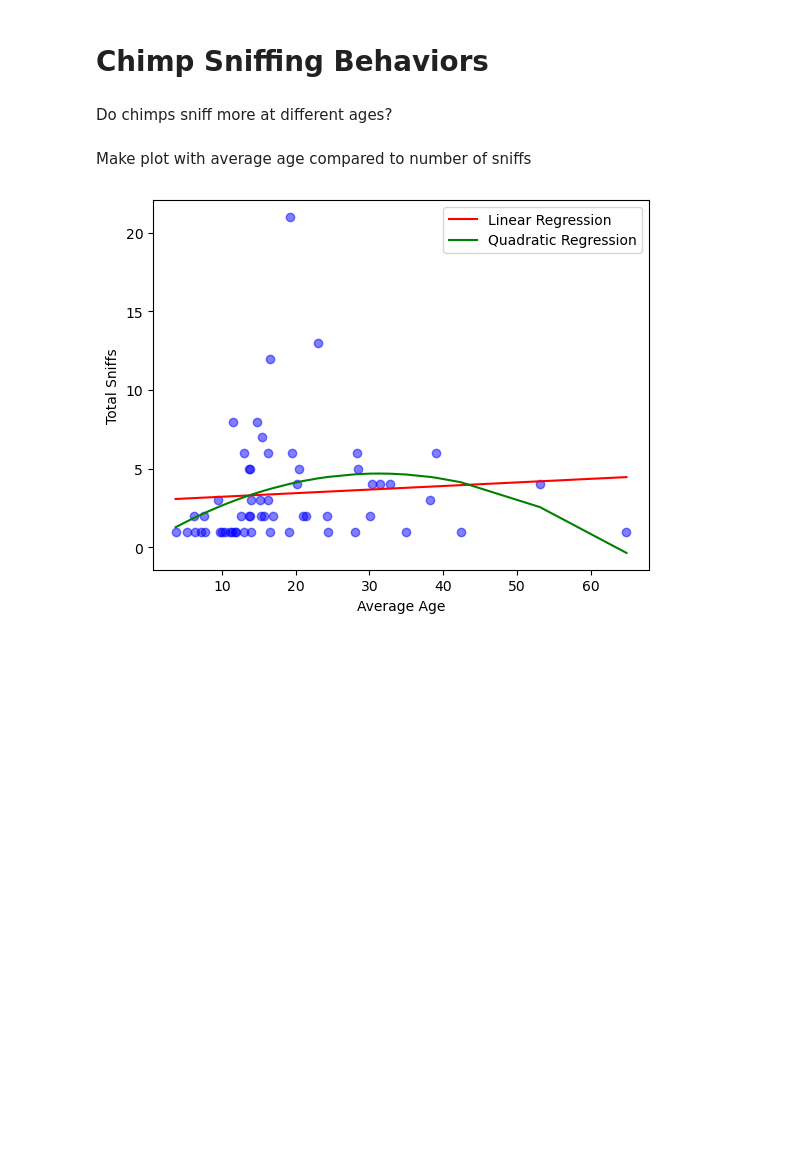
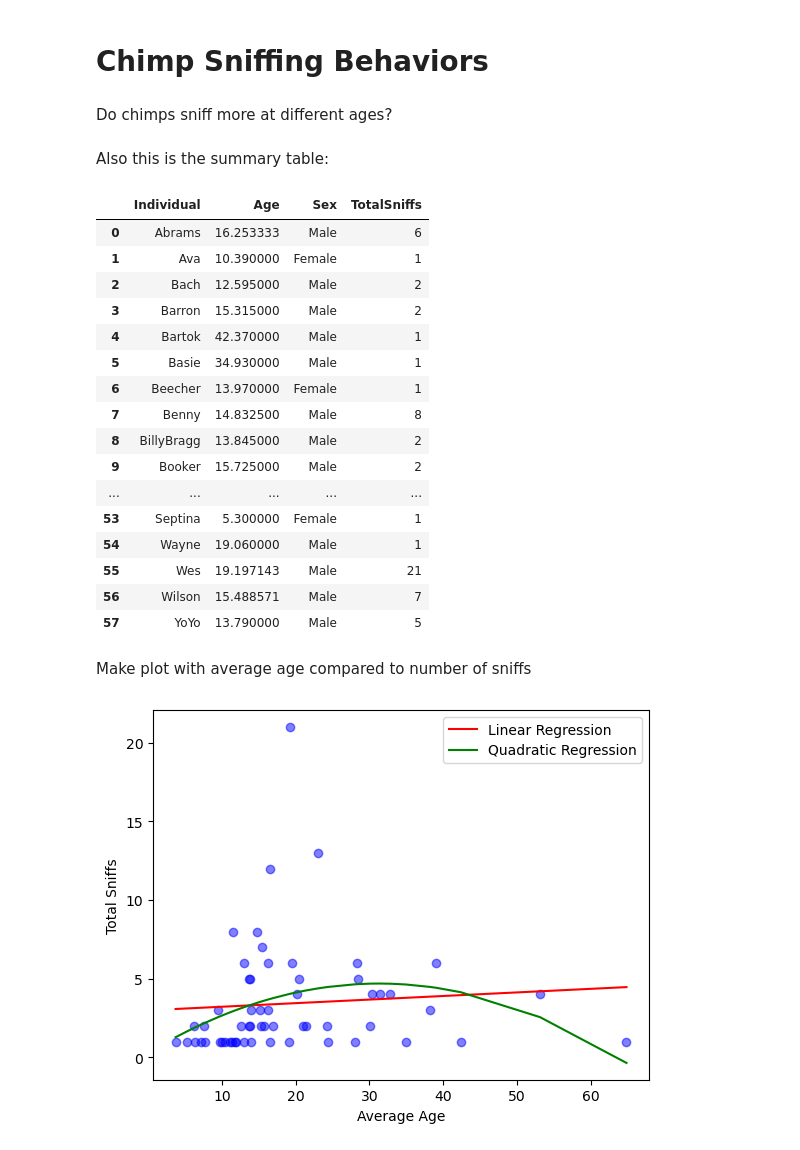
Before and after one commit to nwstetson/ChimpSniffing, a Jupyter notebook: ChimpSniffing.ipynb, the cells around one changed output. Saved outputs shown, nothing was run; the diff lists cells and outputs as text; code cells hidden in the pictures; blank space fills up the shorter version.

```diff
--- a/ChimpSniffing.ipynb
+++ b/ChimpSniffing.ipynb
@@ -12,6 +12,28 @@ import seaborn as sns
 # Loading data
 sniff_sum = pd.read_csv('./data/sniff_summary.csv')
 sniffs = pd.read_csv('./data/sniffing_clean.csv')
+# %% [markdown]
+   Also this is the summary table:
+# %%
+sniff_sum
+# %% [output]
+|  | Individual | Age | Sex | TotalSniffs |
+| 0 | Abrams | 16.253333 | Male | 6 |
+| 1 | Ava | 10.390000 | Female | 1 |
+| 2 | Bach | 12.595000 | Male | 2 |
+| 3 | Barron | 15.315000 | Male | 2 |
+| 4 | Bartok | 42.370000 | Male | 1 |
+| 5 | Basie | 34.930000 | Male | 1 |
+| 6 | Beecher | 13.970000 | Female | 1 |
+| 7 | Benny | 14.832500 | Male | 8 |
+| 8 | BillyBragg | 13.845000 | Male | 2 |
+| 9 | Booker | 15.725000 | Male | 2 |
+| ... | ... | ... | ... | ... |
+| 53 | Septina | 5.300000 | Female | 1 |
+| 54 | Wayne | 19.060000 | Male | 1 |
+| 55 | Wes | 19.197143 | Male | 21 |
+| 56 | Wilson | 15.488571 | Male | 7 |
+| 57 | YoYo | 13.790000 | Male | 5 |
 # %% [markdown]
 Make plot with average age compared to number of sniffs
 # %%
```
Also changed, not shown: parts of 1 cell of this notebook.
